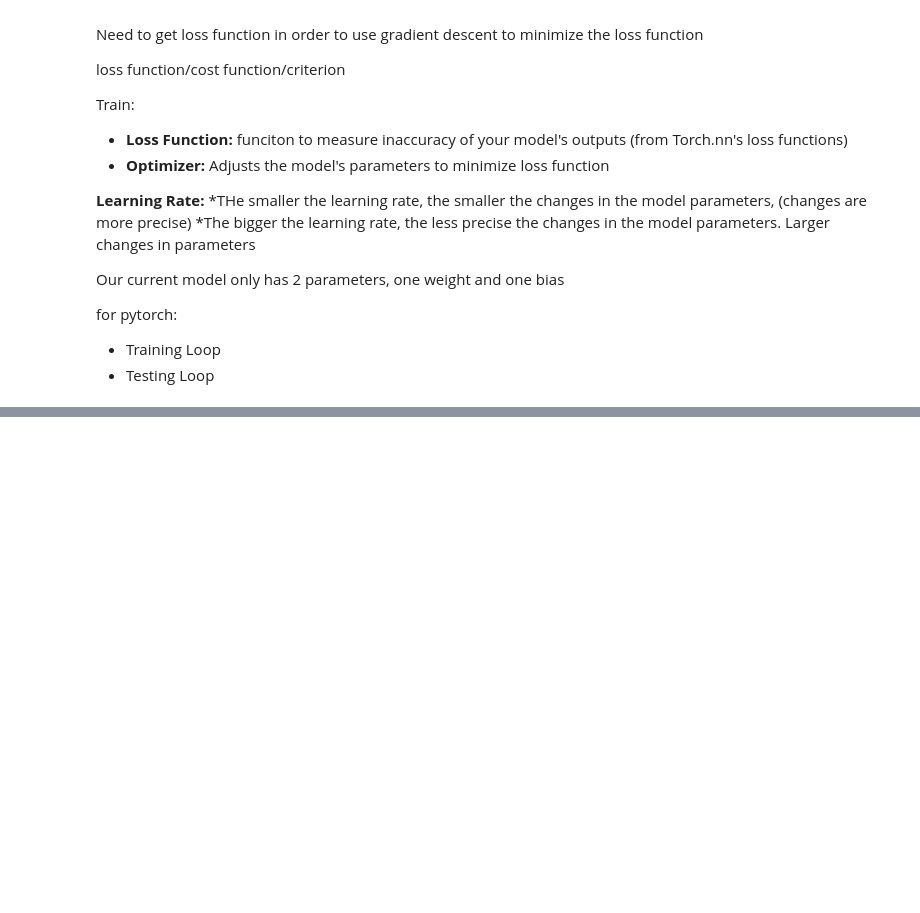
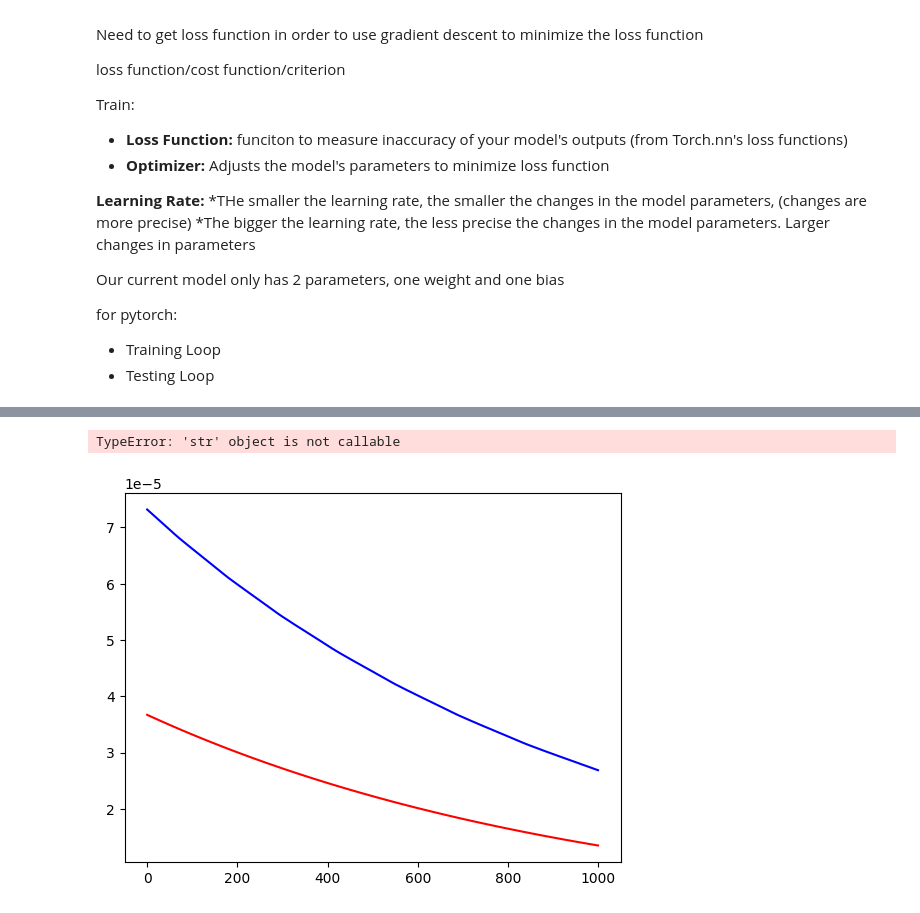
Before and after one commit to yuzhiliu8/ml, a Jupyter notebook: 001-torch_workflow.ipynb, the cells around one changed output, grey strips where cells are left out. Drawn from its saved outputs; the diff is of its cells as text; code cells hidden in the pictures; blank space fills up the shorter version.

```diff
--- a/001-torch_workflow.ipynb
+++ b/001-torch_workflow.ipynb
@@ -121,0 +171,5 @@ for pytorch:
+# %%
+loss_function = nn.MSELoss()
+optimizer = torch.optim.SGD(params=model.parameters(), lr=0.0001)
+
+loss_function, optimizer
@@ -121,0 +258,12 @@ for pytorch:
+# %%
+plt.plot(epoch_count, train_loss_values, c='red', label="train loss")
+plt.plot(epoch_count, test_loss_values, c='blue', label="test loss values")
+plt.xlabel('epochs')
+plt.ylabel("Loss")
+plt.title("Training and testing loss curves")
+
+plt.legend()
+# print(model.state_dict())
+# %% [output]
+TypeError: 'str' object is not callable
+[figure, added]
```
Also changed, not shown: parts of 16 cells of this notebook, 2 other files.
